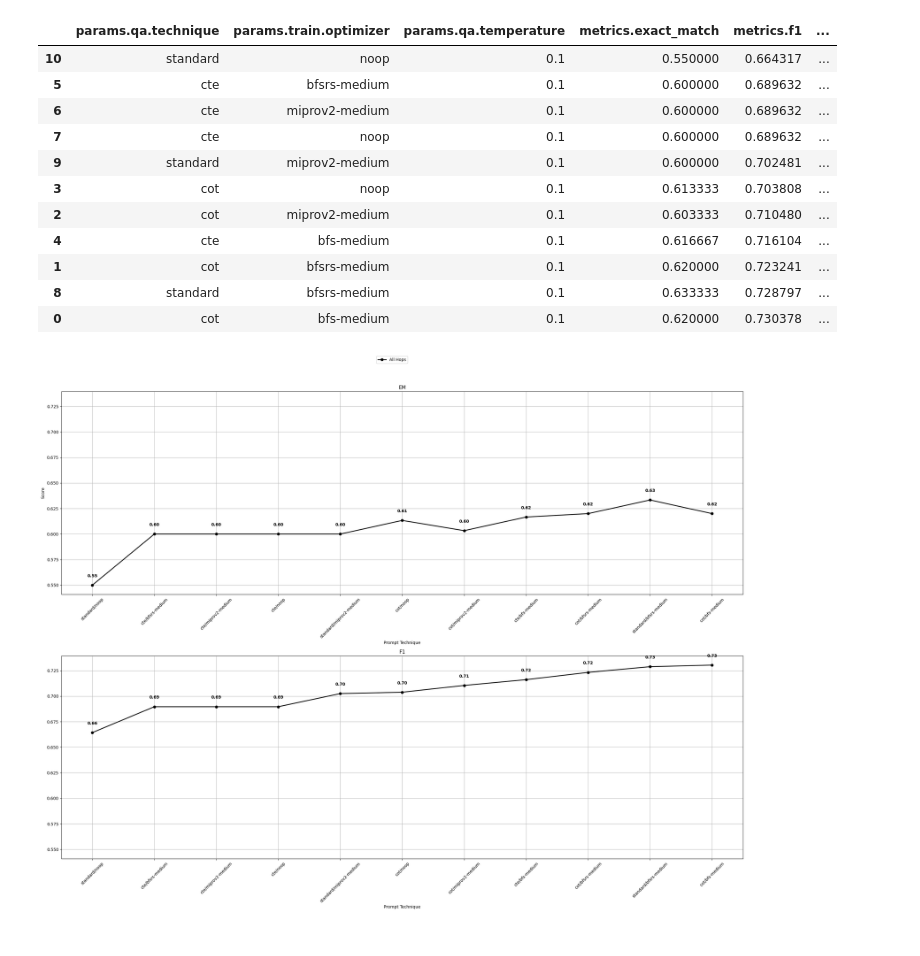
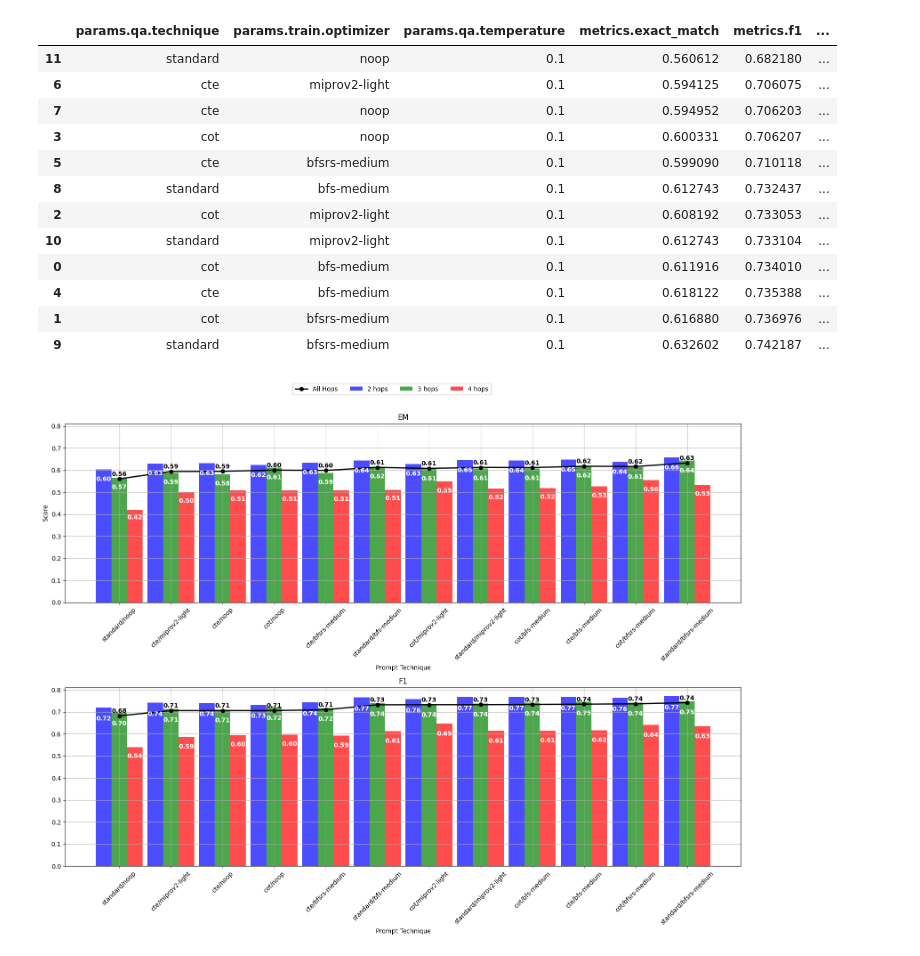
Before and after one commit to bdsaglam/bellem, a Jupyter notebook: dev_nbs/research-mhqa/reports/qa-prompt-optim-experiments.ipynb, the cells around one changed output. Cells and saved outputs as stored; diff of their text form; code cells hidden in the pictures.

Commit message:
prompt optimization pipeline run

```diff
--- a/dev_nbs/research-mhqa/reports/qa-prompt-optim-experiments.ipynb
+++ b/dev_nbs/research-mhqa/reports/qa-prompt-optim-experiments.ipynb
@@ -33,10 +33,10 @@ df = pd.json_normalize(experiments).drop(columns=["commit", "id"])
 
 param_cols = [col for col in df.columns if col.startswith("params.")]
 metric_cols = [col for col in df.columns if col.startswith("metrics.")]
-df.drop_duplicates(subset=param_cols, inplace=True)
+# df.drop_duplicates(subset=param_cols, inplace=True)
 
 df = df[~df['name'].isin([None])].copy()
-df = df[df['params.evaluation.dataset.path']=='bdsaglam/musique-mini'].copy()
+df = df[df['params.evaluation.dataset.path']=='bdsaglam/musique'].copy()
 df.reset_index(drop=True, inplace=True)
 df
 # %% [output]
@@ -74,27 +81,46 @@ run_counts.loc[mask]
 # %%
 # Average metrics over repeated runs (params.run)
-df_avg = df.groupby(target_params)[metric_cols].mean().reset_index()
+df_avg = df.groupby(target_params)[metric_cols].max().reset_index()
 df_avg[[*target_params, *metric_cols]].sort_values("metrics.f1")
 # %% [output]
 |  | params.qa.technique | params.train.optimizer | params.qa.temperature | metrics.exact_match | metrics.f1 | ... |
-| 10 | standard | noop | 0.1 | 0.550000 | 0.664317 | ... |
-| 5 | cte | bfsrs-medium | 0.1 | 0.600000 | 0.689632 | ... |
-| 6 | cte | miprov2-medium | 0.1 | 0.600000 | 0.689632 | ... |
-| 7 | cte | noop | 0.1 | 0.600000 | 0.689632 | ... |
-| 9 | standard | miprov2-medium | 0.1 | 0.600000 | 0.702481 | ... |
-| 3 | cot | noop | 0.1 | 0.613333 | 0.703808 | ... |
-| 2 | cot | miprov2-medium | 0.1 | 0.603333 | 0.710480 | ... |
-| 4 | cte | bfs-medium | 0.1 | 0.616667 | 0.716104 | ... |
-| 1 | cot | bfsrs-medium | 0.1 | 0.620000 | 0.723241 | ... |
-| 8 | standard | bfsrs-medium | 0.1 | 0.633333 | 0.728797 | ... |
-| 0 | cot | bfs-medium | 0.1 | 0.620000 | 0.730378 | ... |
+| 11 | standard | noop | 0.1 | 0.560612 | 0.682180 | ... |
+| 6 | cte | miprov2-light | 0.1 | 0.594125 | 0.706075 | ... |
+| 7 | cte | noop | 0.1 | 0.594952 | 0.706203 | ... |
+| 3 | cot | noop | 0.1 | 0.600331 | 0.706207 | ... |
+| 5 | cte | bfsrs-medium | 0.1 | 0.599090 | 0.710118 | ... |
+| 8 | standard | bfs-medium | 0.1 | 0.612743 | 0.732437 | ... |
+| 2 | cot | miprov2-light | 0.1 | 0.608192 | 0.733053 | ... |
+| 10 | standard | miprov2-light | 0.1 | 0.612743 | 0.733104 | ... |
+| 0 | cot | bfs-medium | 0.1 | 0.611916 | 0.734010 | ... |
+| 4 | cte | bfs-medium | 0.1 | 0.618122 | 0.735388 | ... |
+| 1 | cot | bfsrs-medium | 0.1 | 0.616880 | 0.736976 | ... |
+| 9 | standard | bfsrs-medium | 0.1 | 0.632602 | 0.742187 | ... |
 # %%
 df_target = df_avg.copy()
 df_target.sort_values('metrics.f1', inplace=True)
 # %%
 def plot_metric(ax, x, width, prompts, metrics, title, ylabel=None):
+    bars_2hops = ax.bar(x - width, metrics["2hops"], width, label="2 hops", color="b", alpha=0.7)
+    bars_3hops = ax.bar(x, metrics["3hops"], width, label="3 hops", color="g", alpha=0.7)
+    bars_4hops = ax.bar(x + width, metrics["4hops"], width, label="4 hops", color="r", alpha=0.7)
+
     # Plotting all hops as a line plot
     ax.plot(x, metrics["all"], label="All Hops", color="k", linestyle="-", marker="o", linewidth=2)
+
+    # Adding values inside the bars, just below the top
+    for bars in [bars_2hops, bars_3hops, bars_4hops]:
+        for bar in bars:
+            ax.text(
+                bar.get_x() + bar.get_width() / 2,
+                bar.get_height() - (bar.get_height() * 0.05),
+                f"{bar.get_height():.2f}",
+                ha="center",
+                va="top",
+                fontsize=10,
+                color="white",
+                fontweight="bold",
+            )
 
     # Adding values on top of the line plot
     for i, value in enumerate(metrics["all"]):
@@ -119,34 +145,40 @@ def plot_metric(ax, x, width, prompts, metrics, title, ylabel=None):
 
 
 # Creating subplots for Exact Match and F1, separating them for clarity
-fig, (ax1, ax2) = plt.subplots(2, 1, figsize=(24, 18), sharey=True)
+fig, (ax1, ax2) = plt.subplots(2, 1, figsize=(16, 12), sharey=True)
 
 width = 0.3  # Bar width adjustment
 
-# Changing the order of prompts to standard, cot-zs, cot-fs, cte
 prompts = [
     f"{pt}/{optim}"
     for pt, optim in zip(df_target["params.qa.technique"].values, df_target["params.train.optimizer"].values)
 ]
 x = np.arange(len(prompts))
 
+
 # Plotting Exact Match
 metrics_em = {
+    "2hops": df_target["metrics.2hops.exact_match"].values,
+    "3hops": df_target["metrics.3hops.exact_match"].values,
+    "4hops": df_target["metrics.4hops.exact_match"].values,
     "all": df_target["metrics.exact_match"].values,
 }
 plot_metric(ax1, x, width, prompts, metrics_em, title="EM", ylabel="Score")
 
 # Plotting F1
 metrics_f1 = {
+    "2hops": df_target["metrics.2hops.f1"].values,
+    "3hops": df_target["metrics.3hops.f1"].values,
+    "4hops": df_target["metrics.4hops.f1"].values,
     "all": df_target["metrics.f1"].values,
 }
 plot_metric(ax2, x, width, prompts, metrics_f1, title="F1")
 
 # Creating a shared legend outside the plots
 handles, labels = ax1.get_legend_handles_labels()
 fig.legend(handles, labels, loc="upper center", bbox_to_anchor=(0.5, 1.05), ncol=4)
 
 plt.tight_layout()
 plt.show()
 # %% [output]
-[figure, old version]
+[figure, new version]
```
Also changed, not shown: parts of 3 cells of this notebook, 15 other files.
